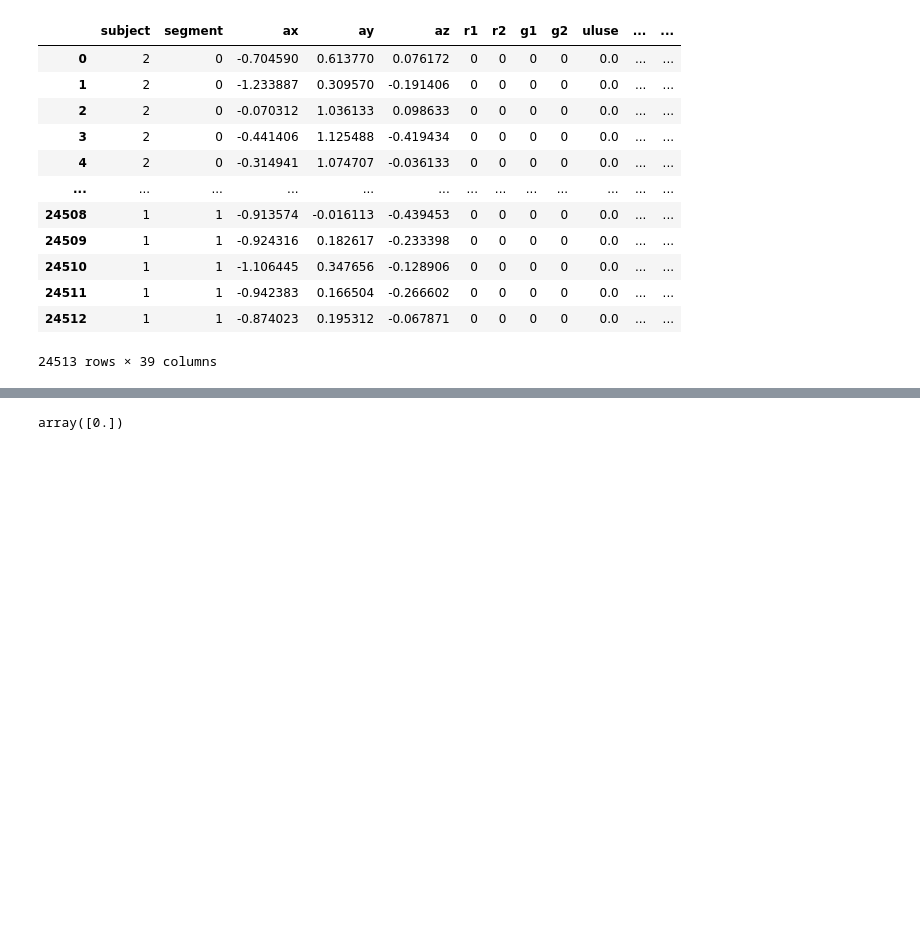
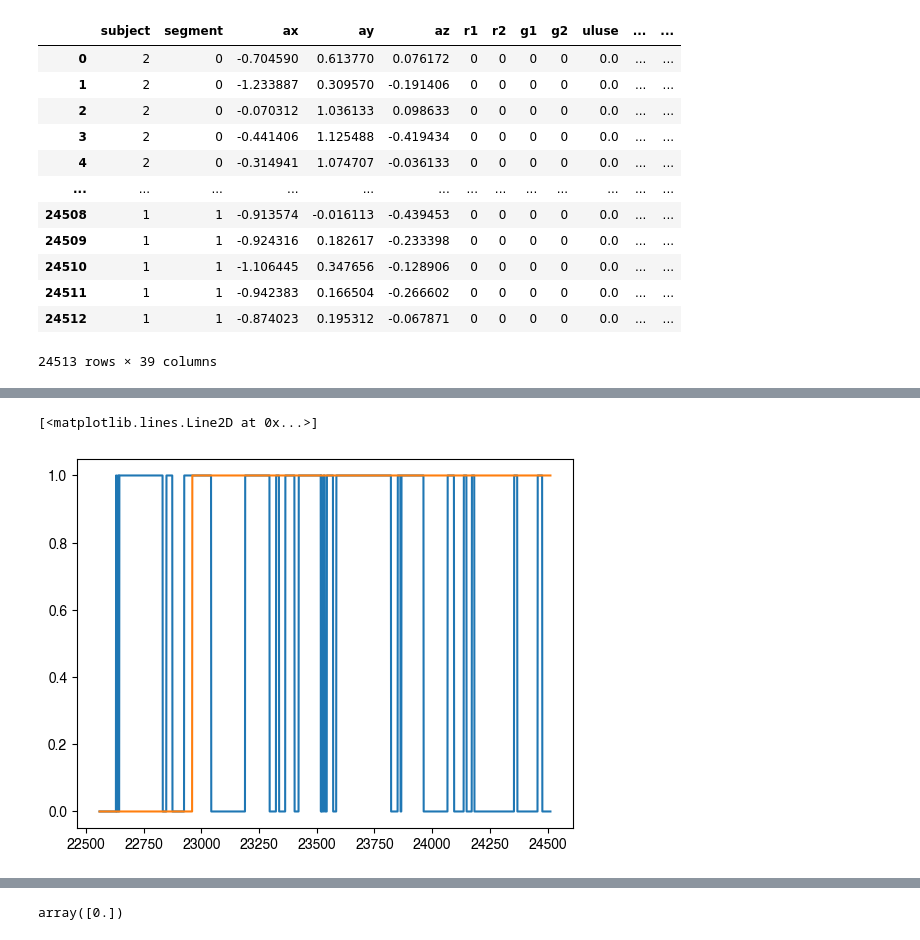
Before and after one commit to siva82kb/uluse_with_output_feedback, a Jupyter notebook: notebooks/01-rf-feedback-intersubject.ipynb, the cells around one changed output, grey strips where cells are left out. Cells and saved outputs as stored; diff of their text form; code cells hidden in the pictures; blank space fills up the shorter version.

```diff
--- a/notebooks/01-rf-feedback-intersubject.ipynb
+++ b/notebooks/01-rf-feedback-intersubject.ipynb
@@ -311,26 +332,32 @@ bestest = []
 limbdf_with_pred = pd.DataFrame(columns=limbdf.columns)
 # Iterate over the leave-one-subject-out training and testing data.
 _outerloop = outerloop_loso_split(limbdf, subcol[0])
-for train_df, test_df in tqdm(_outerloop):
+for train_df, test_df in _outerloop:
     # Current test subject
     subj.append(test_df[subcol[0]].unique()[0])
+
     # Generate train and test data array.
     X_train = train_df[featcol].values
     y_train = train_df[outcol].values.reshape(-1)
 
     # Generate the inner-loop split
     _innerloop = innerloop_loso_split(train_df, subcol[0])
-
+    print("dssd")
     # Now we are read to do grid search for hyperparameter tuning.
     grid_search = GridSearchCV(classifier, param_grid=param_grid, cv=_innerloop,
-                               scoring=youden_scorer, n_jobs=-1)
+                               scoring=youden_scorer, n_jobs=-1, verbose=3)
     grid_search.fit(X_train, y_train)
+    print("dss121d")
 
     # Best estimator
     bestest.append(grid_search.best_estimator_)
 
     # Predict UL use for the rest data using the best estimator. This however,
     # requires row-by-row evaluation because of the output feedback.
+    X_test = test_df[incol].values
+    y_test = np.zeros(X_test.shape[0])
+
+    test_df['ulusew_pred'] = predict_uluse(X_test, y_test, bestest[0], Nout[outfbinx])
 
     # test_df['ulusew_pred'] = grid_search.best_estimator_.predict(X_test)
 
@@ -344,3 +389,11 @@ for train_df, test_df in tqdm(_outerloop):
 # %%
 X_test = test_df[incol].values
 y_test = np.zeros(X_test.shape[0])
+
+test_df['ulusew_pred'] = predict_uluse(X_test, y_test, bestest[0], Nout[outfbinx])
+# %%
+plt.plot(test_df['out'])
+plt.plot(test_df['ulusew_pred'])
+# %% [output]
+[<matplotlib.lines.Line2D at 0x...>]
+[figure, added]
```
Also changed, not shown: parts of 12 cells of this notebook, 1 other file.
